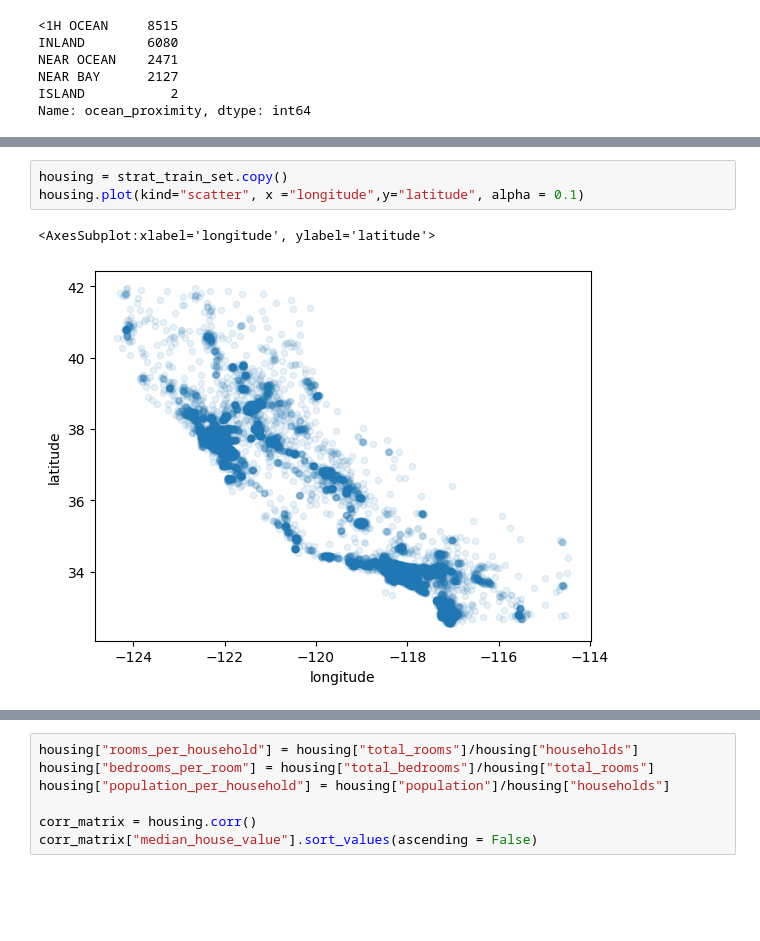
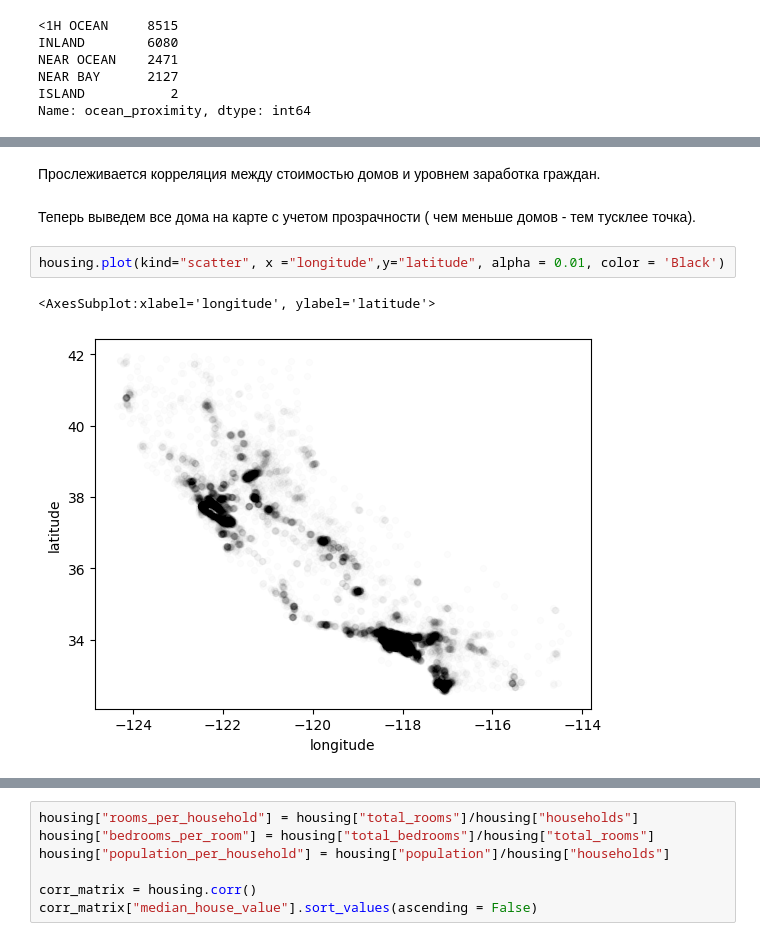
Before and after one commit to LlirikOknessu/MachineLearningCourseLabs, a Jupyter notebook: Sukhov/analysis.ipynb, the cells around one changed output, grey strips where cells are left out. Drawn from its saved outputs; the diff is of its cells as text; blank space fills up the shorter version.

```diff
--- a/Sukhov/analysis.ipynb
+++ b/Sukhov/analysis.ipynb
@@ -80,6 +98,9 @@ Name: income_cat, dtype: float64
+# %% [markdown]
+Прослеживается корреляция между стоимостью домов и уровнем заработка граждан.
+# %% [markdown]
+Теперь выведем все дома на карте с учетом прозрачности ( чем меньше домов - тем тусклее точка).
 # %%
-housing = strat_train_set.copy()
-housing.plot(kind="scatter", x ="longitude",y="latitude", alpha = 0.1)
+housing.plot(kind="scatter", x ="longitude",y="latitude", alpha = 0.01, color = 'Black')
 # %% [output]
 <AxesSubplot:xlabel='longitude', ylabel='latitude'>
-[figure, old version]
+[figure, new version]
```
Also changed, not shown: parts of 25 cells of this notebook, 12 other files.
